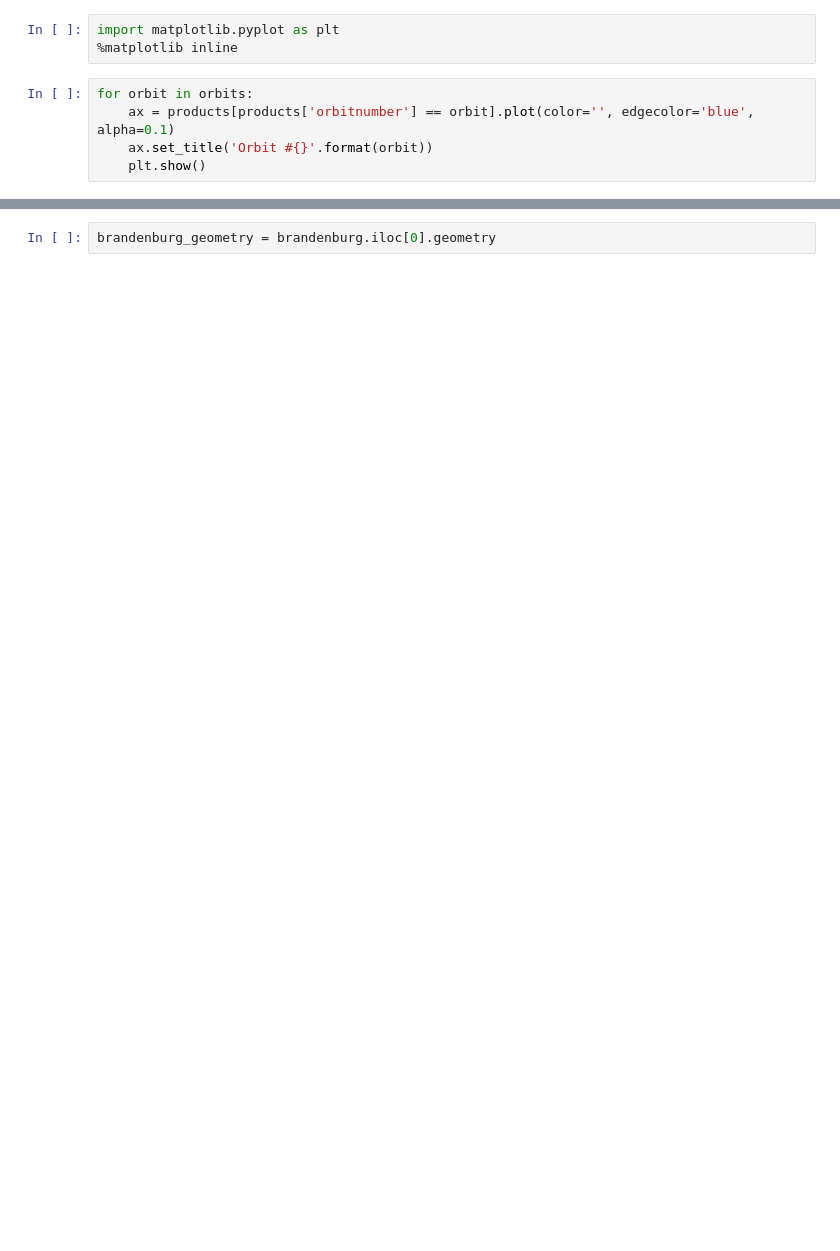
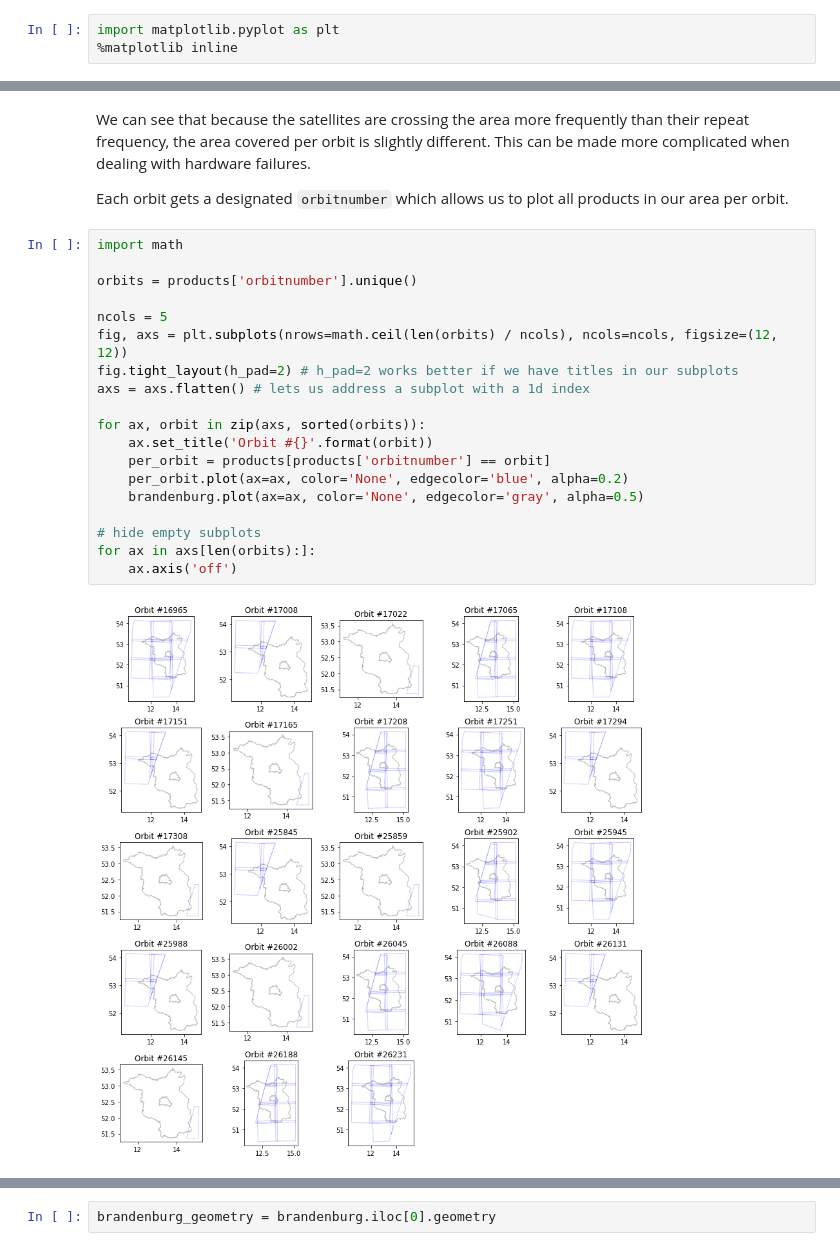
Before and after one commit to rrrnld/earth-observation-for-journalism, a Jupyter notebook: true-color-image/01 Brandenburg Cover Research.ipynb, the cells around one changed output, grey strips where cells are left out. Saved outputs shown, nothing was run; the diff lists cells and outputs as text; blank space fills up the shorter version.

```diff
--- a/true-color-image/01 Brandenburg Cover Research.ipynb
+++ b/true-color-image/01 Brandenburg Cover Research.ipynb
@@ -69,8 +46,3 @@ array([26231, 17308, 17294, 26188, 17251, 26145, 26131, 17208, 26088,
 # %%
 import matplotlib.pyplot as plt
 %matplotlib inline
-# %%
-for orbit in orbits:
-    ax = products[products['orbitnumber'] == orbit].plot(color='', edgecolor='blue', alpha=0.1)
-    ax.set_title('Orbit #{}'.format(orbit))
-    plt.show()
@@ -92,0 +83,25 @@ The oribts are counted per Sentinel-2 satellite. We have two satellites in the S
+# %% [markdown]
+We can see that because the satellites are crossing the area more frequently than their repeat frequency, the area covered per orbit is slightly different. This can be made more complicated when dealing with hardware failures.
+
+Each orbit gets a designated `orbitnumber` which allows us to plot all products in our area per orbit.
+# %%
+import math
+
+orbits = products['orbitnumber'].unique()
+
+ncols = 5
+fig, axs = plt.subplots(nrows=math.ceil(len(orbits) / ncols), ncols=ncols, figsize=(12, 12))
+fig.tight_layout(h_pad=2) # h_pad=2 works better if we have titles in our subplots
+axs = axs.flatten() # lets us address a subplot with a 1d index
+
+for ax, orbit in zip(axs, sorted(orbits)):
+    ax.set_title('Orbit #{}'.format(orbit))
+    per_orbit = products[products['orbitnumber'] == orbit]
+    per_orbit.plot(ax=ax, color='None', edgecolor='blue', alpha=0.2)
+    brandenburg.plot(ax=ax, color='None', edgecolor='gray', alpha=0.5)
+
+# hide empty subplots
+for ax in axs[len(orbits):]:
+    ax.axis('off')
+# %% [output]
+[figure, added]
```
Also changed, not shown: parts of 54 cells of this notebook, 2 other files.
